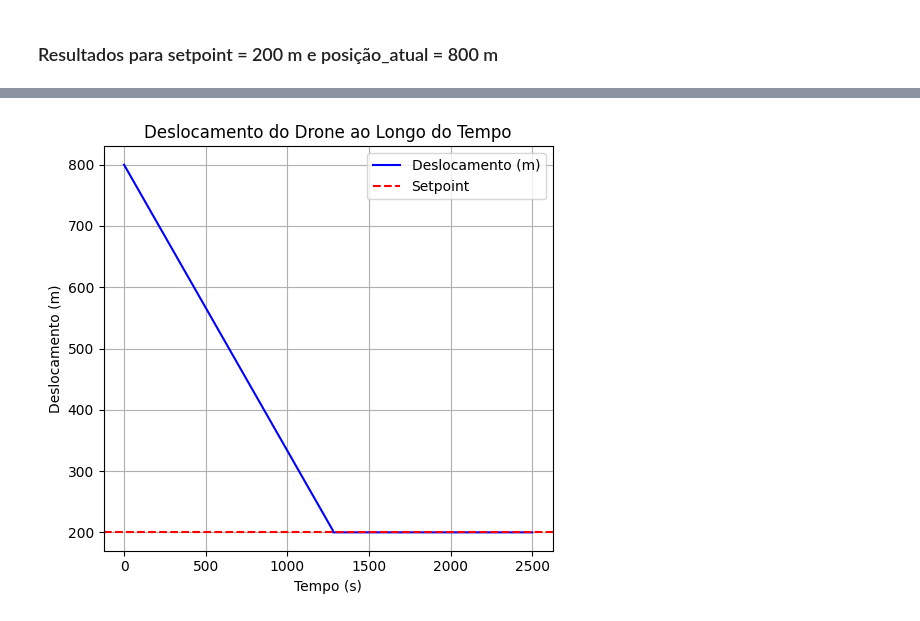
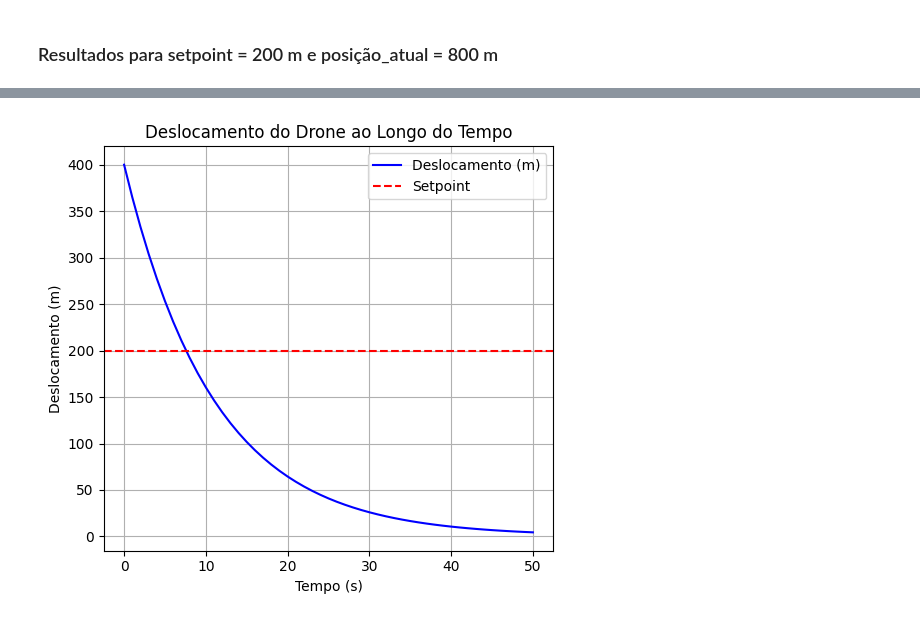
Before and after one commit to leoclamp/Controle_Fuzzy_PD, a Jupyter notebook: fuzzy_PD.ipynb, the cells around one changed output, grey strips where cells are left out. Cells and saved outputs as stored; diff of their text form; code cells hidden in the pictures.

```diff
--- a/fuzzy_PD.ipynb
+++ b/fuzzy_PD.ipynb
@@ -89,15 +89,15 @@ Alta (A): Potência alta.
 
 Muito Alta (MA): Potência muito alta.
 # %%
-# Definição da variável Consequente PotenciaMotor 0:100%
-PotenciaMotor = ctrl.Consequent(universe=np.arange(0, 101, 1), label='PotenciaMotor')
+# Definição da variável Consequente PotenciaMotor 0:1
+PotenciaMotor = ctrl.Consequent(universe=np.arange(0, 1.01, 0.01), label='PotenciaMotor')
 
 # Classificações de PotenciaMotor
-PotenciaMotor['MB'] = fuzzy.trapmf(PotenciaMotor.universe, [0, 0, 10, 20])
-PotenciaMotor['B'] = fuzzy.trimf(PotenciaMotor.universe, [10, 20, 40])
-PotenciaMotor['M'] = fuzzy.trimf(PotenciaMotor.universe, [20, 40, 60])
-PotenciaMotor['A'] = fuzzy.trimf(PotenciaMotor.universe, [40, 60, 80])
-PotenciaMotor['MA'] = fuzzy.trapmf(PotenciaMotor.universe, [60, 80, 100, 100])
+PotenciaMotor['MB'] = fuzzy.trapmf(PotenciaMotor.universe, [0, 0, 0.1, 0.2])
+PotenciaMotor['B'] = fuzzy.trimf(PotenciaMotor.universe, [0.1, 0.2, 0.4])
+PotenciaMotor['M'] = fuzzy.trimf(PotenciaMotor.universe, [0.2, 0.4, 0.6])
+PotenciaMotor['A'] = fuzzy.trimf(PotenciaMotor.universe, [0.4, 0.6, 0.8])
+PotenciaMotor['MA'] = fuzzy.trapmf(PotenciaMotor.universe, [0.6, 0.8, 1.0, 1.0])
 
 PotenciaMotor.view()   # Método para visualização da Função de Pertinência.
 [plt.gca().lines[i].set_linewidth(2) for i in range(len(plt.gca().lines))]
@@ -191,8 +191,8 @@ print(tabulate(pivotTable, headers='keys', tablefmt='fancy_grid', stralign='cent
 ControleErro = ctrl.ControlSystemSimulation(ctrl.ControlSystem(BaseRegras))
 
 # Definindo entradas para Erro e DeltaErro
-ControleErro.input[Erro.label] = 800  # valor desejado para Erro
-ControleErro.input[DeltaErro.label] = 2  # valor desejado para DeltaErro
+ControleErro.input[Erro.label] = 5  # valor desejado para Erro
+ControleErro.input[DeltaErro.label] = 4  # valor desejado para DeltaErro
 
 # Realiza o cálculo do sistema fuzzy
 ControleErro.compute()
@@ -249,63 +249,46 @@ Valor final da PotenciaMotor: 72.42%
 # %% [markdown]
 ### Resultados para setpoint = 200 m e posição_atual = 800 m
 # %%
-# Defina o setpoint
 setpoint = 200  # Altitude desejada (em metros)
-
-# Inicialização
-d_t_minus_1 = 800  # posição atual do drone, em metros
-tempo = 2500  # Tempo de simulação (em segundos)
+d_t_minus_1 = 400  # posição atual do drone, em metros
+tempo = 50  # Tempo de simulação (em segundos)
 dt = 1  # Intervalo de tempo (em segundos)
 
 # Parâmetros do sistema fuzzy
-FA = 1  # Fator de Ajuste
+FA = 0.9  # Fator de Ajuste
 U_max = 4  # Velocidade máxima de descida (m/s)
-tolerancia = 4  # Erro tolerável (em metros)
 
 # Valores para armazenar deslocamentos e erros
 deslocamentos = [d_t_minus_1]
 erros = [setpoint - d_t_minus_1]
 
-# Estado de pairando
-pairando = False
+for t in range(1, tempo + 1):
+    # Calcular o erro
+    erro_atual = setpoint - d_t_minus_1
+    erros.append(erro_atual)
 
-for t in range(1, tempo + 1):
-    if not pairando:
-        # Calcular o erro
-        erro_atual = setpoint - d_t_minus_1
-        erros.append(erro_atual)
+    delta_erro_atual = (erros[-1] - erros[-2]) / dt  # Taxa de variação do erro
 
-        delta_erro_atual = (erros[-1] - erros[-2]) / dt  # Taxa de variação do erro
+    # Configurar entradas do sistema fuzzy
+    ControleErro.input['Erro'] = erro_atual
+    ControleErro.input['DeltaErro'] = delta_erro_atual
 
-        # Configurar entradas do sistema fuzzy
-        ControleErro.input['Erro'] = erro_atual
-        ControleErro.input['DeltaErro'] = delta_erro_atual
+    # Realizar o cálculo fuzzy
+    ControleErro.compute()
 
-        # Realizar o cálculo fuzzy
-        ControleErro.compute()
+    # Obter a saída defuzzyficada (potência do motor)
+    P_Motor = ControleErro.output['PotenciaMotor']
 
-        # Obter a saída defuzzyficada (potência do motor)
-        P_Motor = ControleErro.output['PotenciaMotor']
+    # Divisão da potência entre os motores
+    P_H13 = P_Motor
+    P_H24 = P_Motor
 
-        # Divisão da potência entre os motores
-        P_H13 = P_Motor / 2
-        P_H24 = P_Motor / 2
+    # Atualizar o deslocamento com a função de transferência
+    d_t = FA * d_t_minus_1 * 1.01398 + (0.5 * (U_max * (P_H13 / 100) + U_max * (P_H24 / 100)))
+    deslocamentos.append(d_t)
 
-        # Atualizar o deslocamento com a função de transferência
-        d_t = FA * d_t_minus_1 - (0.5 * (U_max * (P_H13 / 100) + U_max * (P_H24 / 100)))
-        deslocamentos.append(d_t)
-
-        # Atualizar o deslocamento anterior
-        d_t_minus_1 = d_t
-
-        # Parar a simulação se o erro for pequeno e iniciar pairando
-        if abs(erro_atual) < tolerancia:
-            print(f"Drone estabilizado no setpoint no tempo t={t}s. Pairando.")
-            pairando = True
-    else:
-        # Durante o pairando, manter a altitude constante
-        deslocamentos.append(setpoint)
-        erros.append(0)  # Sem erro durante o pairando
+    # Atualizar o deslocamento anterior
+    d_t_minus_1 = d_t
 
 # Gráficos
 plt.figure(figsize=(10, 5))
@@ -326 +308 @@ Drone estabilizado no setpoint no tempo t=1279s. Pairando.
-[figure, old version]
+[figure, new version]
```
Also changed, not shown: parts of 7 cells of this notebook.
